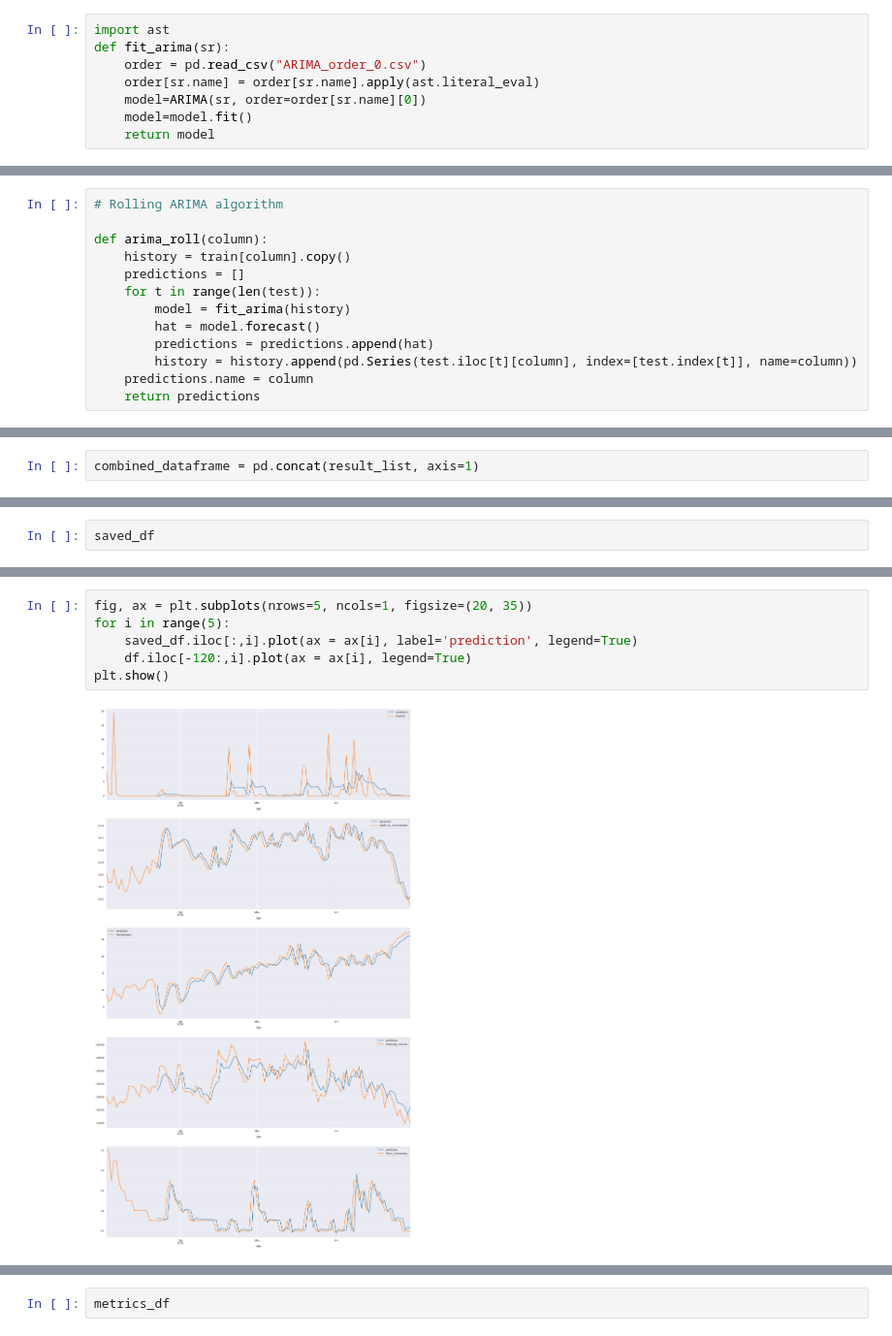
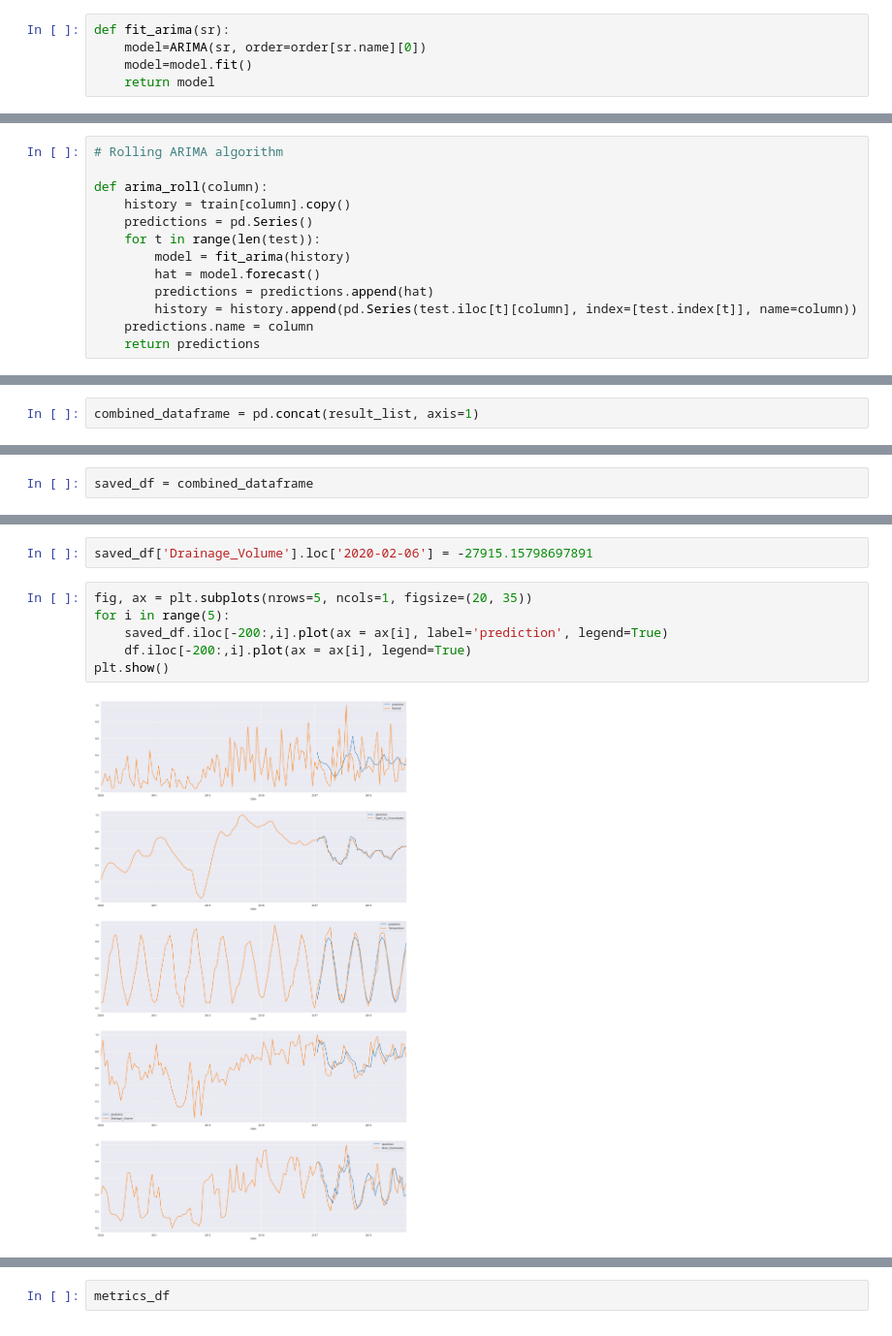
Before and after one commit to KatrinPoepp/bachelor, a Jupyter notebook: ARIMA.ipynb, the cells around one changed output, grey strips where cells are left out. Shown at 97% size. Saved outputs shown, nothing was run; the diff lists cells and outputs as text.

Commit message:
ARIMA preds

```diff
--- a/ARIMA.ipynb
+++ b/ARIMA.ipynb
@@ -87,8 +78,5 @@ order['Depth_to_Groundwater'][0]
 # %%
-import ast
 def fit_arima(sr):
-    order = pd.read_csv("ARIMA_order_0.csv")
-    order[sr.name] = order[sr.name].apply(ast.literal_eval)
     model=ARIMA(sr, order=order[sr.name][0])
     model=model.fit()
     return model
@@ -103,7 +85,7 @@ Index(['Rainfall', 'Depth_to_Groundwater', 'Temperature', 'Drainage_Volume',
 
 def arima_roll(column):
     history = train[column].copy()
-    predictions = []
+    predictions = pd.Series()
     for t in range(len(test)):
         model = fit_arima(history)
         hat = model.forecast()
@@ -268,3 +251,3 @@ saved_df = pd.read_csv('./predictions/ARIMA/predictions_0.csv', index_col=0)
 saved_df.index = pd.to_datetime(saved_df.index, format = '%Y-%m-%d')
 # %%
-saved_df
+saved_df = combined_dataframe
@@ -285,11 +264,13 @@ saved_df
+# %%
+saved_df['Drainage_Volume'].loc['2020-02-06'] = -27915.15798697891
 # %%
 fig, ax = plt.subplots(nrows=5, ncols=1, figsize=(20, 35))
 for i in range(5):
-    saved_df.iloc[:,i].plot(ax = ax[i], label='prediction', legend=True)
-    df.iloc[-120:,i].plot(ax = ax[i], legend=True)
+    saved_df.iloc[-200:,i].plot(ax = ax[i], label='prediction', legend=True)
+    df.iloc[-200:,i].plot(ax = ax[i], legend=True)
 plt.show()
 # %% [output]
-[figure, old version]
+[figure, new version]
 # %%
 metrics = {}
 def calc_metrics(name):
```
Also changed, not shown: parts of 29 cells of this notebook, 45 other files.
